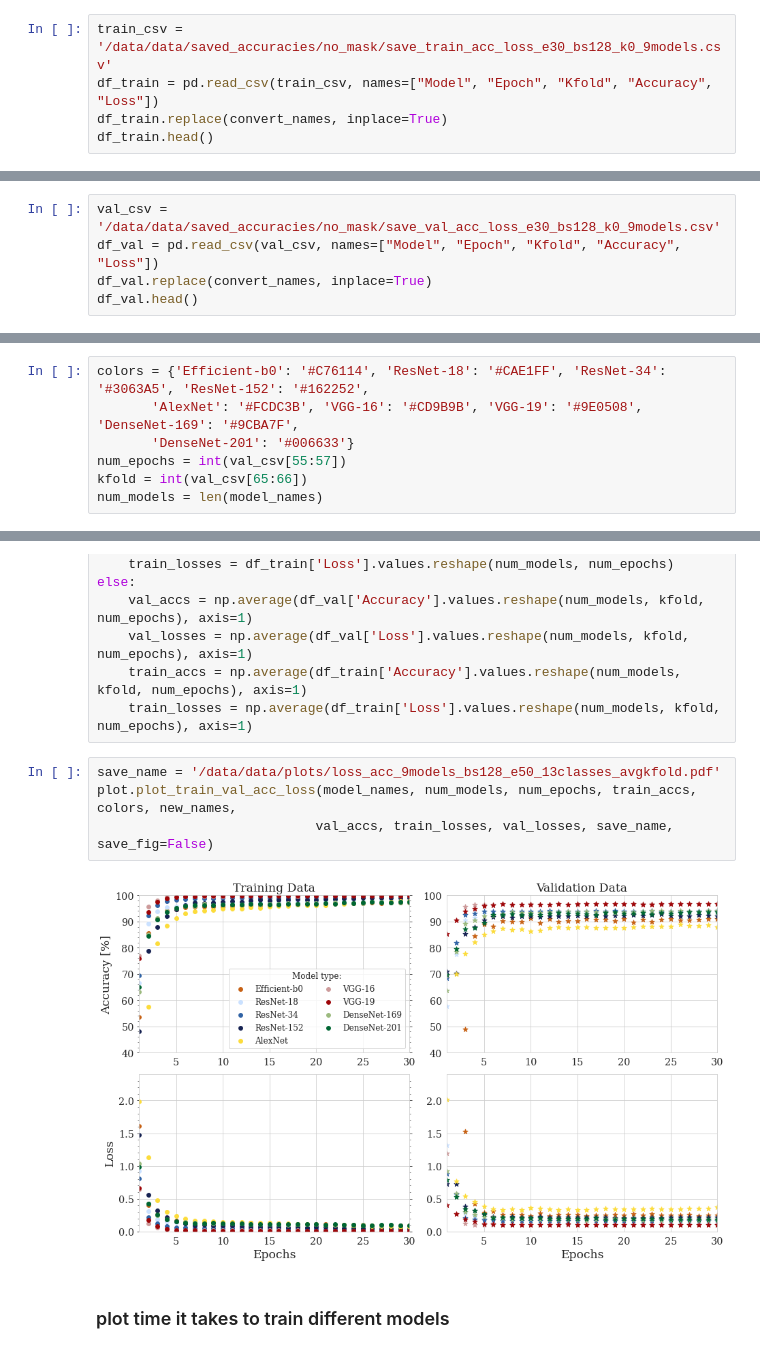
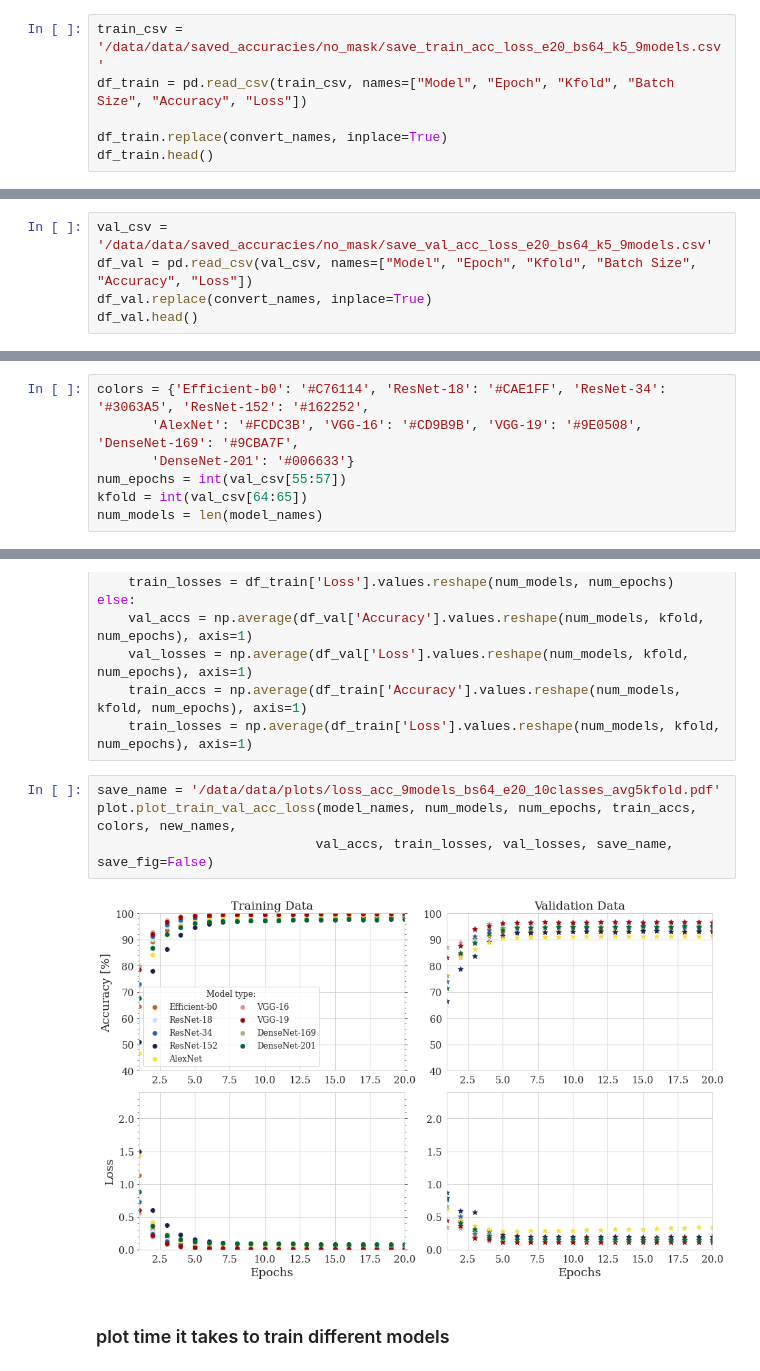
Before and after one commit to vprzybylo/cocpit, a Jupyter notebook: notebooks/make_plots.ipynb, the cells around one changed output, grey strips where cells are left out. Cells and saved outputs as stored; diff of their text form.

```diff
--- a/notebooks/make_plots.ipynb
+++ b/notebooks/make_plots.ipynb
@@ -124,6 +116,7 @@ convert_names
 # %%
-train_csv = '/data/data/saved_accuracies/no_mask/save_train_acc_loss_e30_bs128_k0_9models.csv'
-df_train = pd.read_csv(train_csv, names=["Model", "Epoch", "Kfold", "Accuracy", "Loss"])
+train_csv = '/data/data/saved_accuracies/no_mask/save_train_acc_loss_e20_bs64_k5_9models.csv'
+df_train = pd.read_csv(train_csv, names=["Model", "Epoch", "Kfold", "Batch Size", "Accuracy", "Loss"])
+
 df_train.replace(convert_names, inplace=True)
 df_train.head()
 # %% [output]
@@ -136,6 +129,6 @@ df_train.head()
 # %%
-val_csv = '/data/data/saved_accuracies/no_mask/save_val_acc_loss_e30_bs128_k0_9models.csv'
-df_val = pd.read_csv(val_csv, names=["Model", "Epoch", "Kfold", "Accuracy", "Loss"])
+val_csv = '/data/data/saved_accuracies/no_mask/save_val_acc_loss_e20_bs64_k5_9models.csv'
+df_val = pd.read_csv(val_csv, names=["Model", "Epoch", "Kfold", "Batch Size", "Accuracy", "Loss"])
 df_val.replace(convert_names, inplace=True)
 df_val.head()
 # %% [output]
@@ -150,7 +143,7 @@ colors = {'Efficient-b0': '#C76114', 'ResNet-18': '#CAE1FF', 'ResNet-34': '#3063
        'AlexNet': '#FCDC3B', 'VGG-16': '#CD9B9B', 'VGG-19': '#9E0508', 'DenseNet-169': '#9CBA7F',
        'DenseNet-201': '#006633'}
 num_epochs = int(val_csv[55:57])
-kfold = int(val_csv[65:66])
+kfold = int(val_csv[64:65])
 num_models = len(model_names)
 # %%
 #reshape data
@@ -165,11 +158,11 @@ else:
     train_accs = np.average(df_train['Accuracy'].values.reshape(num_models, kfold, num_epochs), axis=1)
     train_losses = np.average(df_train['Loss'].values.reshape(num_models, kfold, num_epochs), axis=1)
 # %%
-save_name = '/data/data/plots/loss_acc_9models_bs128_e50_13classes_avgkfold.pdf'
+save_name = '/data/data/plots/loss_acc_9models_bs64_e20_10classes_avg5kfold.pdf'
 plot.plot_train_val_acc_loss(model_names, num_models, num_epochs, train_accs, colors, new_names,
                             val_accs, train_losses, val_losses, save_name, save_fig=False)
 # %% [output]
-[figure, old version]
+[figure, new version]
 # %% [markdown]
 ### plot time it takes to train different models
 # %%
```
Also changed, not shown: parts of 15 cells of this notebook, 4 other files.
